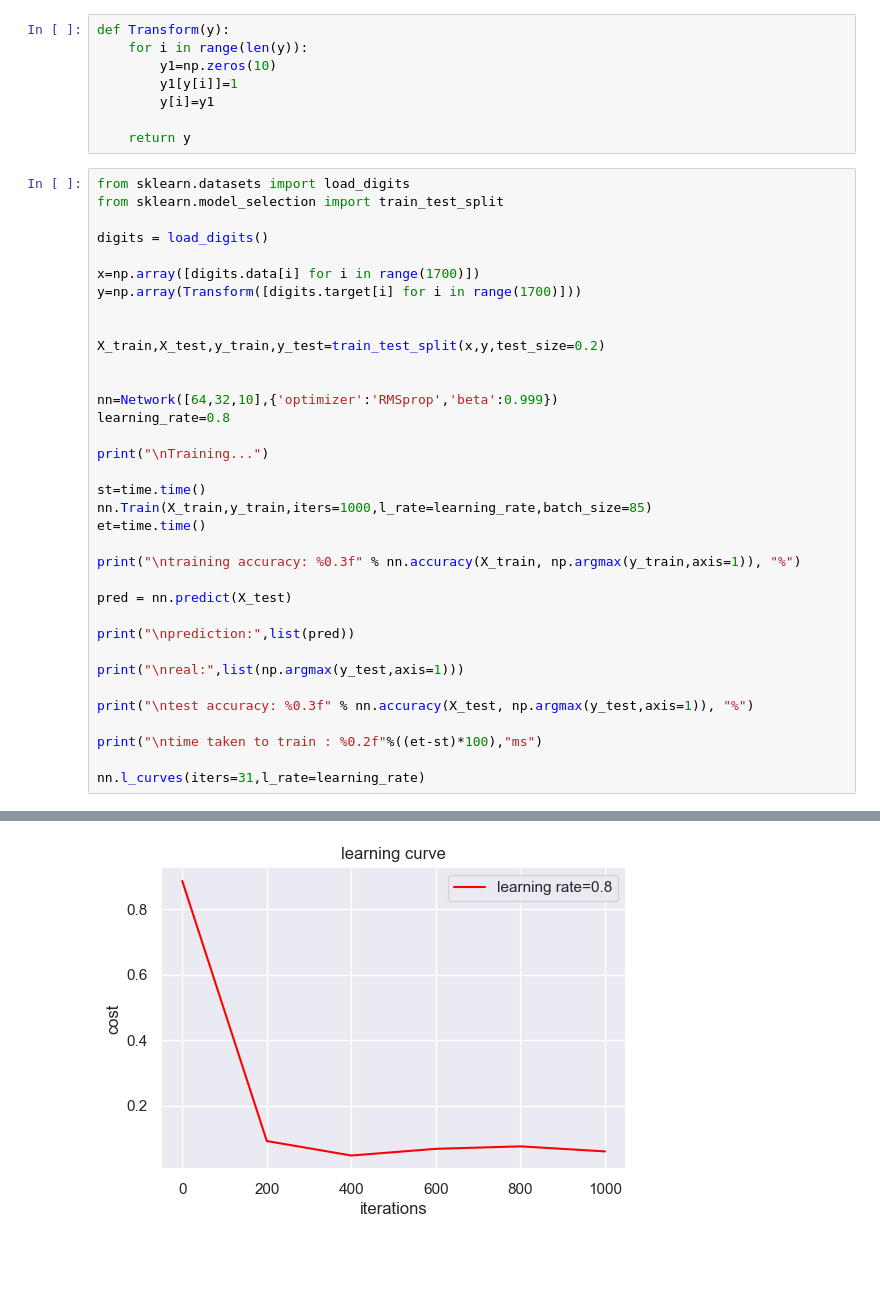
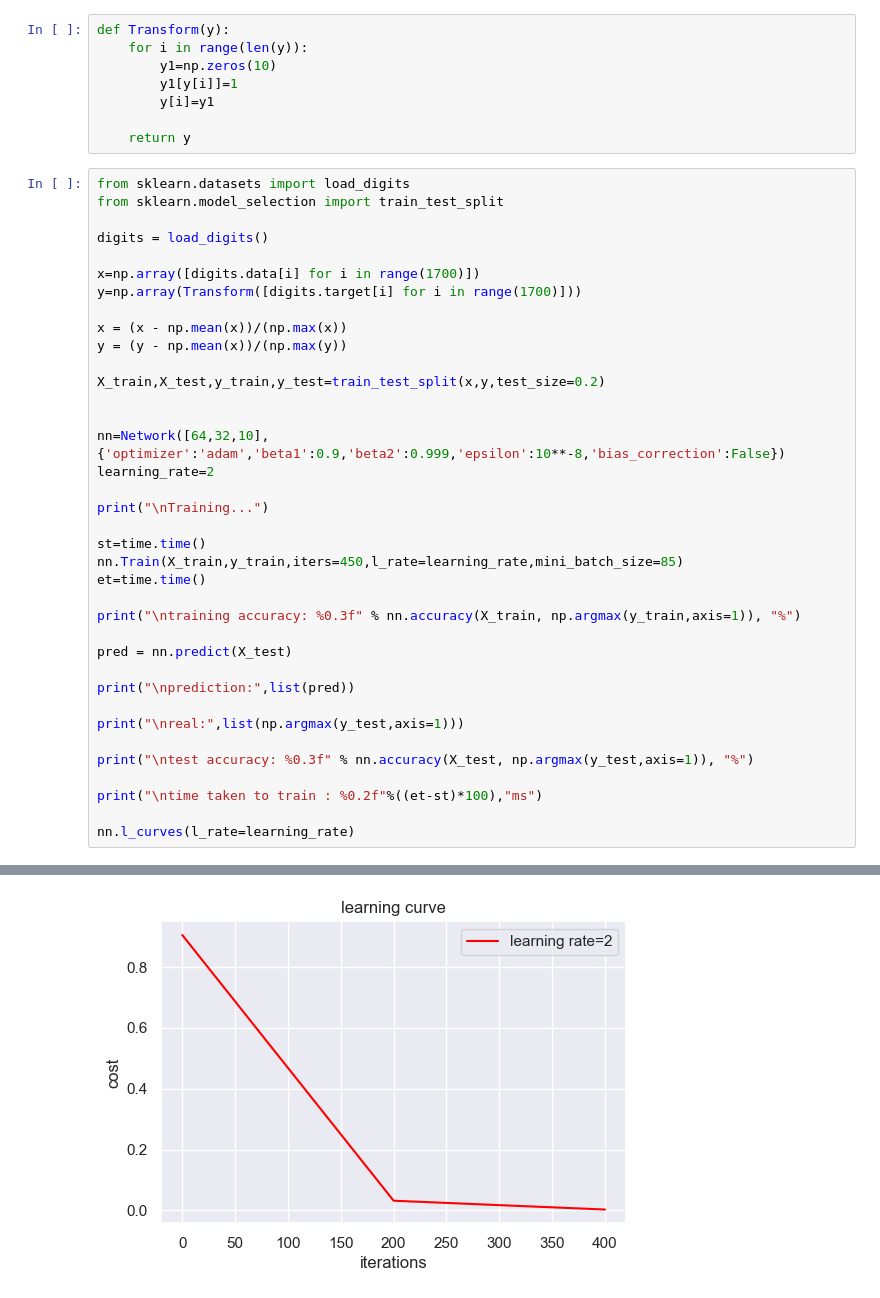
Before and after one commit to ashvegeta/Neural-Network, a Jupyter notebook: vectorised_nn.ipynb, the cells around one changed output, grey strips where cells are left out. Drawn from its saved outputs; the diff is of its cells as text; blank space fills up the shorter version.

Commit message:
Add files via upload
added mini batch GD , optimization algorithms like momentum , RMSprop , adam (work in progress w.r.t bias correction)

```diff
--- a/vectorised_nn.ipynb
+++ b/vectorised_nn.ipynb
@@ -148,17 +174,19 @@ digits = load_digits()
 x=np.array([digits.data[i] for i in range(1700)])
 y=np.array(Transform([digits.target[i] for i in range(1700)]))
 
+x = (x - np.mean(x))/(np.max(x))
+y = (y - np.mean(x))/(np.max(y))
 
 X_train,X_test,y_train,y_test=train_test_split(x,y,test_size=0.2)
 
 
-nn=Network([64,32,10],{'optimizer':'RMSprop','beta':0.999})
-learning_rate=0.8
+nn=Network([64,32,10],{'optimizer':'adam','beta1':0.9,'beta2':0.999,'epsilon':10**-8,'bias_correction':False})
+learning_rate=2
 
 print("\nTraining...")
 
 st=time.time()
-nn.Train(X_train,y_train,iters=1000,l_rate=learning_rate,batch_size=85)
+nn.Train(X_train,y_train,iters=450,l_rate=learning_rate,mini_batch_size=85)
 et=time.time()
 
 print("\ntraining accuracy: %0.3f" % nn.accuracy(X_train, np.argmax(y_train,axis=1)), "%")
@@ -173,5 +201,5 @@ print("\ntest accuracy: %0.3f" % nn.accuracy(X_test, np.argmax(y_test,axis=1)),
 
 print("\ntime taken to train : %0.2f"%((et-st)*100),"ms")
 
-nn.l_curves(iters=31,l_rate=learning_rate)
+nn.l_curves(l_rate=learning_rate)
 # %% [output]
@@ -187 +215 @@ time taken to train : 2382.23 ms
-[figure, old version]
+[figure, new version]
```
Also changed, not shown: parts of 2 cells of this notebook.
